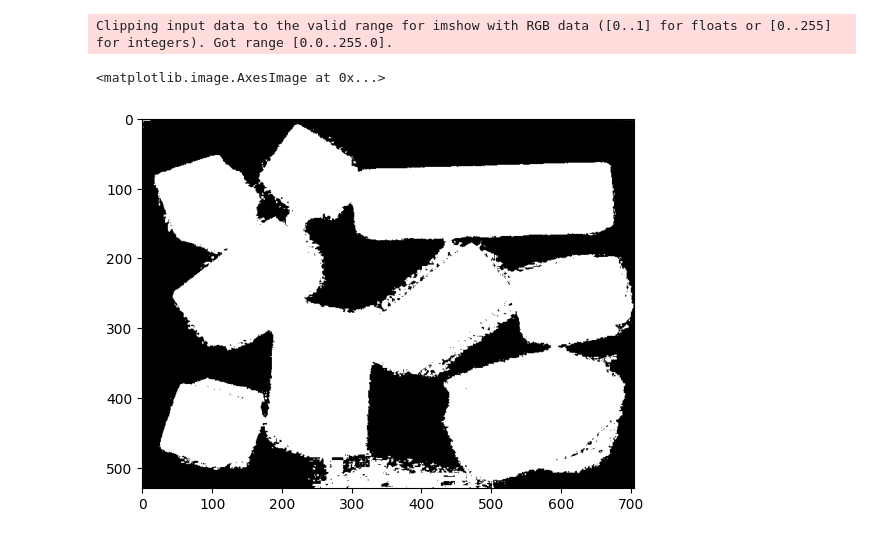
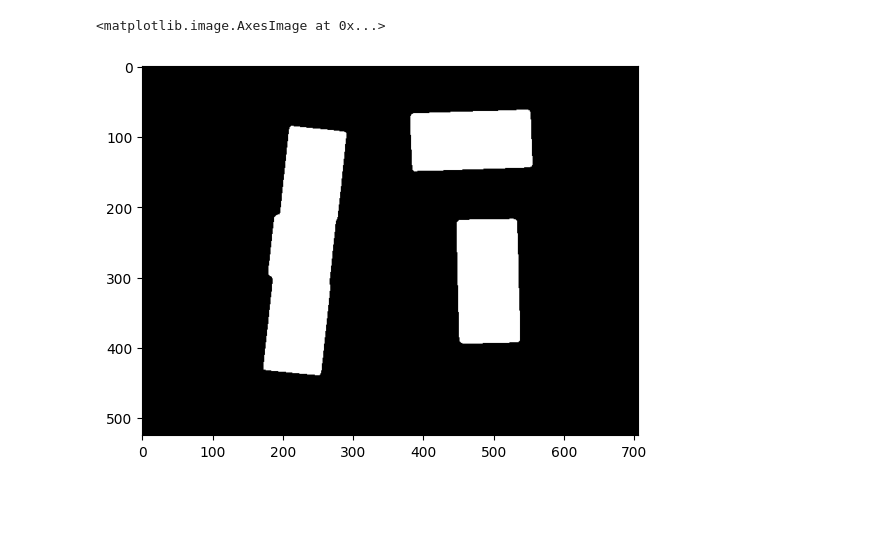
Before and after one commit to LPSD18/PIV, a Jupyter notebook: TP1/teste.ipynb, the cells around one changed output. Saved outputs shown, nothing was run; the diff lists cells and outputs as text; code cells hidden in the pictures; blank space fills up the shorter version.

```diff
--- a/TP1/teste.ipynb
+++ b/TP1/teste.ipynb
@@ -23,0 +9,2 @@ cv2.destroyAllWindows()
+# %%
+image = cv2.imread('treino/lego11.jpg')
@@ -23,0 +36,3 @@ cv2.destroyAllWindows()
+# %%
+aux = cv2.GaussianBlur(image[:,:,2],(5,5),0)
+res, thresh = cv2.threshold(aux,0,255,cv2.THRESH_BINARY+cv2.THRESH_OTSU)
@@ -24,7 +44,9 @@ cv2.destroyAllWindows()
+# %%
+kernel = cv2.getStructuringElement(cv2.MORPH_RECT,(7,7))
+erosion = cv2.erode(thresh,kernel,1)
+# dilation = cv2.dilate(erosion,kernel,1)
 # %%
-ret, thresh = cv2.threshold(imageOut2,0,255,cv2.THRESH_BINARY)
-plt.imshow(thresh,'gray',vmin=0,vmax=255)
+plt.imshow(erosion,'gray',vmin=0,vmax=255)
 # %% [output]
-Clipping input data to the valid range for imshow with RGB data ([0..1] for floats or [0..255] for integers). Got range [0.0..255.0].
+<matplotlib.image.AxesImage at 0x...>
-<matplotlib.image.AxesImage at 0x...>
-[figure, old version]
+[figure, new version]
```
Also changed, not shown: parts of 8 cells of this notebook, 2 other files.
